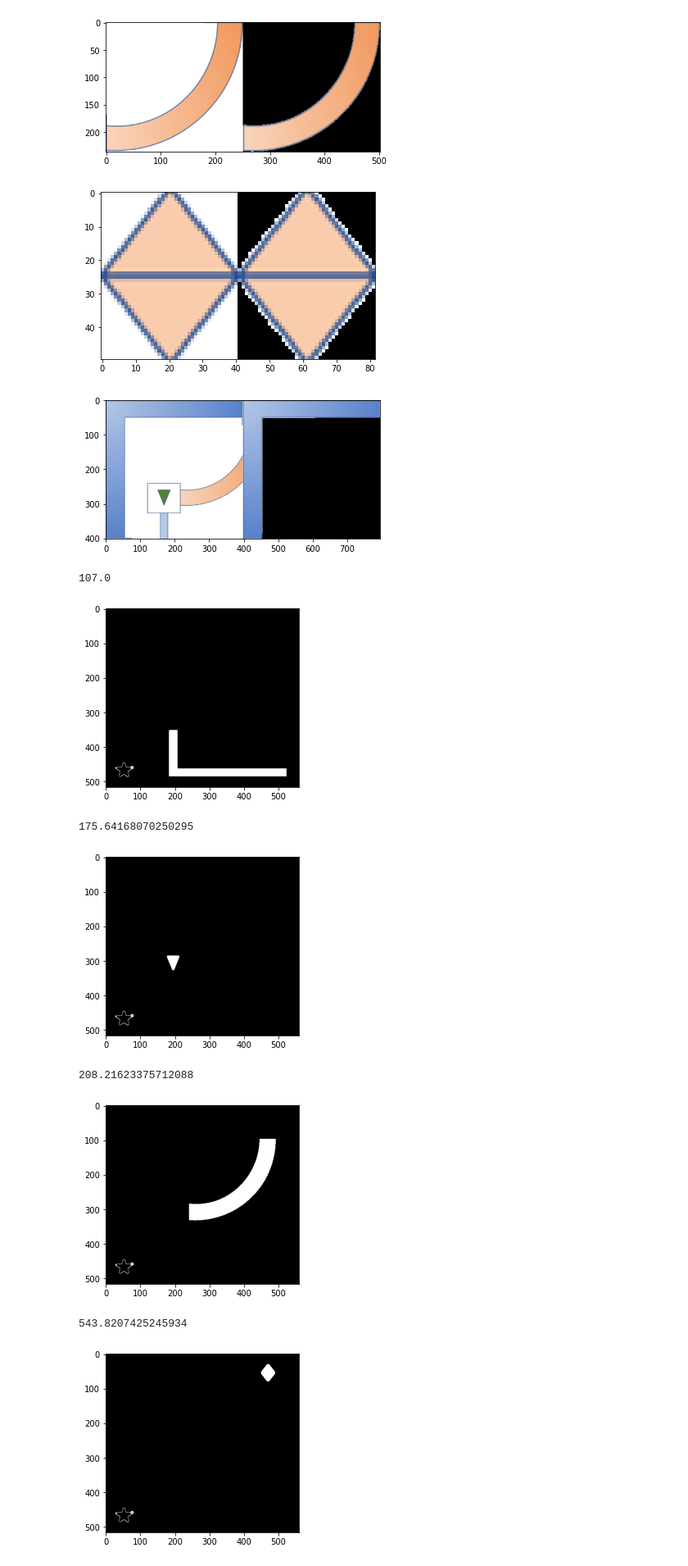
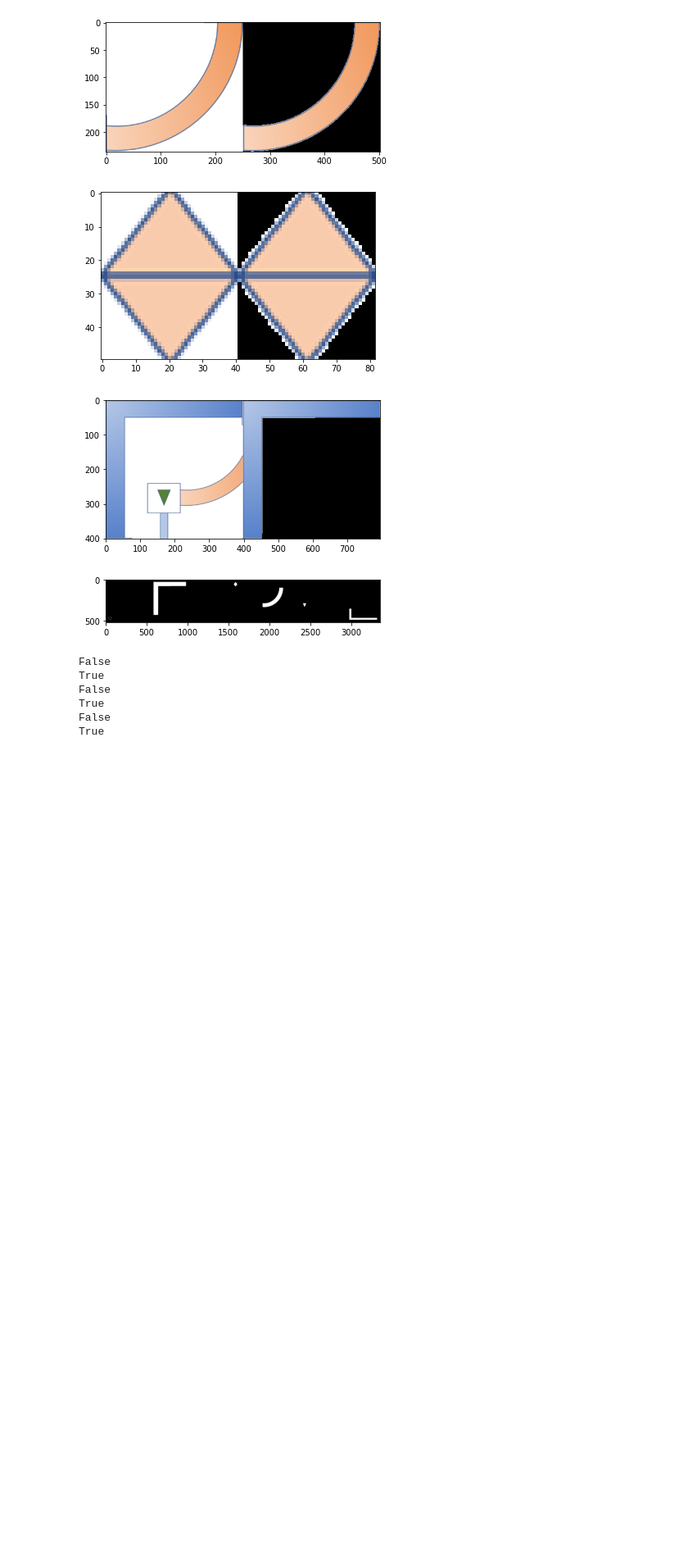
Before and after one commit to teerameth/Module6-7, a Jupyter notebook: MileStone23.ipynb, the cells around one changed output. Shown at 82% size. Saved outputs shown, nothing was run; the diff lists cells and outputs as text; code cells hidden in the pictures; blank space fills up the shorter version.

```diff
--- a/MileStone23.ipynb
+++ b/MileStone23.ipynb
@@ -52,7 +67,11 @@ Found 6contours.
 # %%
 class Object:
     _isPath = None
+    _in = None
+    _out = None
     def __init__(self, contours):
+#         epsilon = 0.005*cv2.arcLength(contours,True)
+#         approx = cv2.approxPolyDP(contours,epsilon,True)
         self.contours = contours
         peri = cv2.arcLength(c, True)
         approx = cv2.approxPolyDP(c, 0.02 * peri, True)
@@ -109,6 +128,7 @@ class Unicorn:
     def load(self, objects):
         self.objects = objects
         self.marker_first = self.near_corner() # Auto find first marker (assumed to be near corner)
+        self.marker_first._isPath = False
     def near_corner(self): # Return object nearest to corner
         (h, w) = self.source.shape[:2]
         centers = [marker.center for marker in self.objects]
@@ -125,10 +145,10 @@ class Unicorn:
         while len(self.objects) != len(self.objects_sorted):
             candidates = list(filter(lambda x: x not in self.objects_sorted, self.objects)) # Unsorted objects
 
-            for o in candidates:
-                distance, point = self.minDistance(present.contours, o.contours)
-                print(distance)
-                imshow(cv2.circle(cv2.bitwise_or(present.mask(), o.mask()), point, 3, [255,102,0], 2), )
+#             for o in candidates:
+#                 distance, point = self.minDistance(present.contours, o.contours)
+#                 print(distance)
+#                 imshow(cv2.circle(cv2.bitwise_or(present.mask(), o.mask()), point, 3, [255,102,0], 2), )
 
 #             o_s = sorted(candidates, key=lambda o: self.minDistance(present.contours, o.contours))
 #             o_s_img = []
@@ -137,9 +157,9 @@ class Unicorn:
 #                 distance, point = self.minDistance(present.contours, o.contours)
 #             imshow(cv2.circle(present.mask(), point, 3, [255,102,0], 2))
 #             imshow(np.concatenate(o_s_img, axis=1))
-
+            _isPath_next = not present._isPath # Marker -> Path -> Marker -> Path -> Marker -> Path
             present = sorted(candidates, key=lambda o: self.minDistance(present.contours, o.contours))[0]
-
+            present._isPath = _isPath_next
             self.objects_sorted.append(present)
         return self.objects_sorted
     def minDistance(self, contour1, contour2):
@@ -164,15 +184,16 @@ class Unicorn:
 # %%
 unicorn = Unicorn()
 unicorn.load(objects)
 # imshow(unicorn.marker_first.image()) ## Check first marker
 unicorn.sort_object()
 unicorn.imshow('sorted')
+for o in unicorn.objects_sorted:
+    print(o._isPath)
 # %% [output]
+[figure, new version]
-107.0
+False
+True
+False
+True
+False
+True
-[figure, old version]
-175.64168070250295
-[figure, removed]
-208.21623375712088
-[figure, removed]
-543.8207425245934
-[figure, removed]
```
Also changed, not shown: parts of 4 cells of this notebook, 1 other file.
